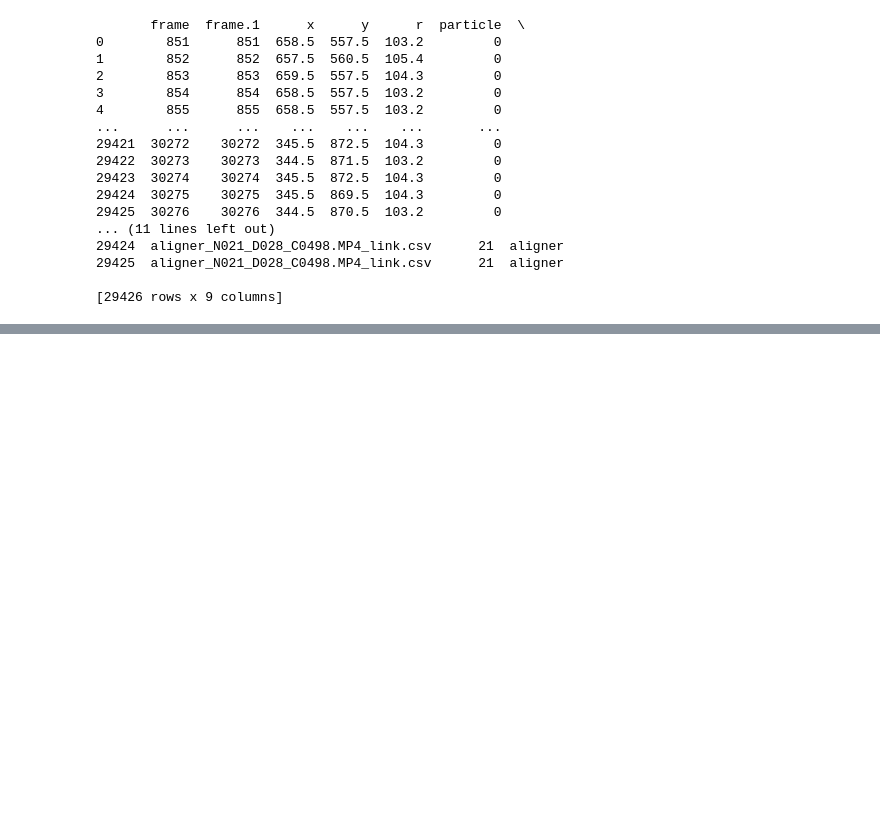
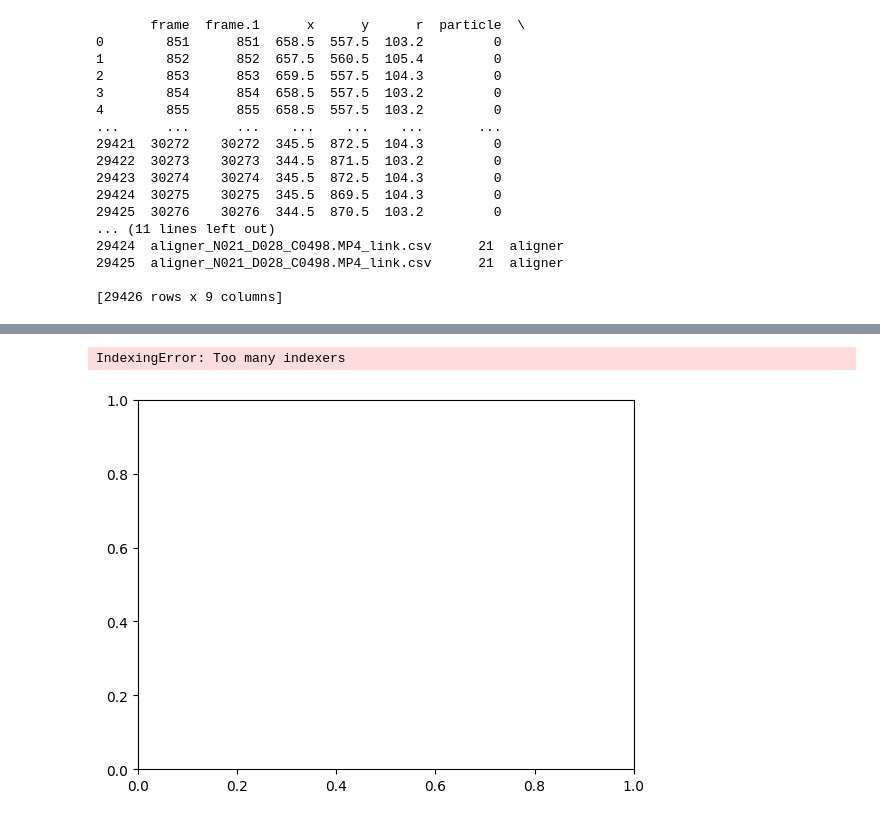
Before and after one commit to complex-lab/robotic_swarms, a Jupyter notebook: power_law_vs_num_bots.ipynb, the cells around one changed output, grey strips where cells are left out. Saved outputs shown, nothing was run; the diff lists cells and outputs as text; code cells hidden in the pictures; blank space fills up the shorter version.

```diff
--- a/power_law_vs_num_bots.ipynb
+++ b/power_law_vs_num_bots.ipynb
@@ -130,0 +175,5 @@ for index,row in expSumPassive.iterrows():
+# %%
+mean_data=power_law.groupby(by=["Bot_Type","Bot_num"]).mean()
+print(mean_data.loc[("fronter","n_min")])
+std_data=power_law.groupby(by=["Bot_num","Bot_Type"]).std()
+print(std_data)
@@ -130,0 +198,18 @@ for index,row in expSumPassive.iterrows():
+# %%
+fronter_data=mean_data.loc[("fronter","n_min")]
+fronter_data_max= mean_data.loc[("fronter","n_max")]
+fronter_diff=fronter_data-fronter_data_max
+aligner_data=mean_data.loc[("aligner","n_min")]
+aligner_data_max=mean_data.loc[("aligner","n_max")]
+aligner_diff=aligner_data-aligner_data_max
+fig,ax = plt.subplots()
+ax.errorbar(fronter_data.index,fronter_data,'-o',label='fronter_n_min',yerr=fronter_diff.iloc[:,0])
+#ax.plot(fronter_data_max.index,fronter_data_max,'-o',label='fronter_n_max')
+ax.errorbar(aligner_data.index,aligner_data,'-o',label='aligners_n_min',yerr=aligner_diff.iloc[:,0])
+#ax.plot(aligner_data_max.index,aligner_data_max,'-o',label='aligners_n_max')
+ax.set_xlabel('Bot number N')
+ax.set_ylabel('Power law')
+ax.legend()
+# %% [output]
+IndexingError: Too many indexers
+[figure, added]
```
Also changed, not shown: parts of 3 cells of this notebook.
